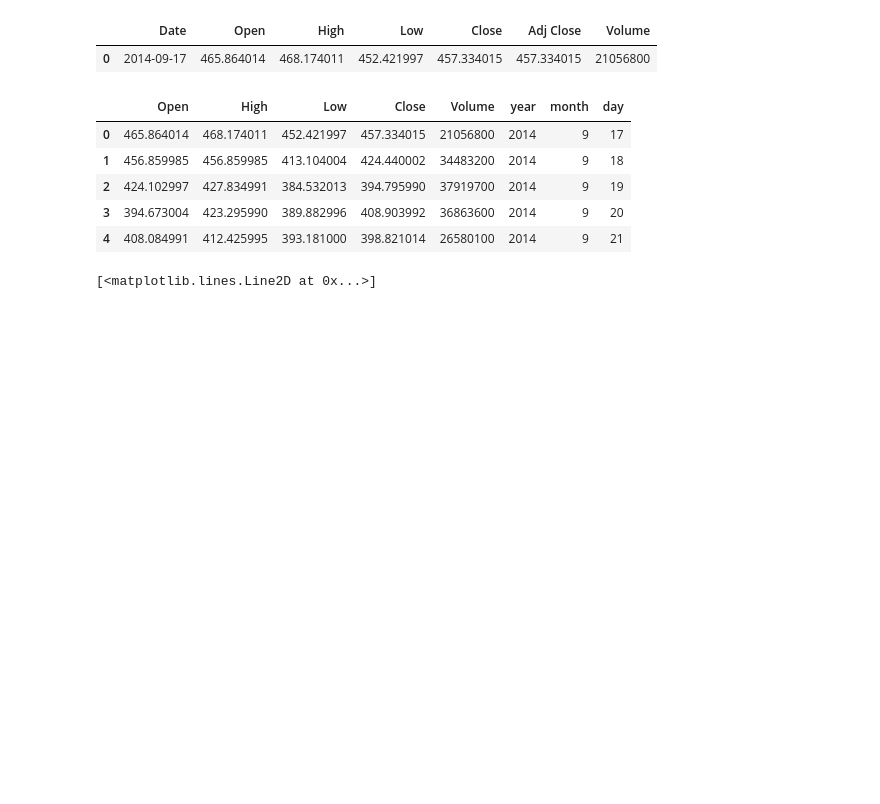
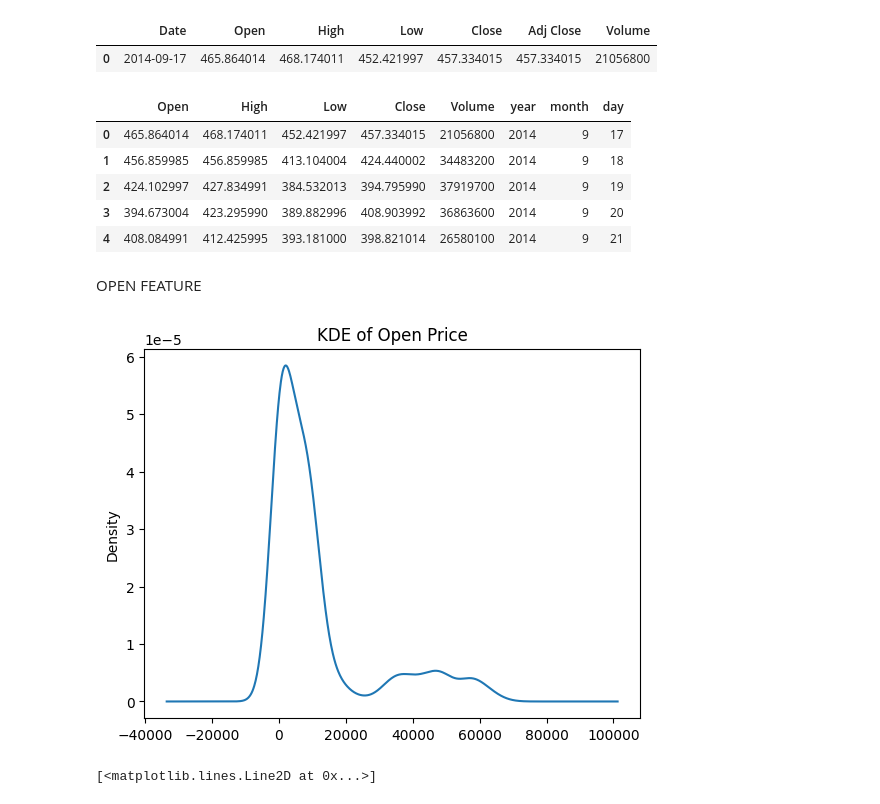
Before and after one commit to saaaaaaaaaaaaaad56/bitcoin-price-prediction, a Jupyter notebook: code.ipynb, the cells around one changed output. Drawn from its saved outputs; the diff is of its cells as text; code cells hidden in the pictures; blank space fills up the shorter version.

```diff
--- a/code.ipynb
+++ b/code.ipynb
@@ -44,6 +48,14 @@ df.head()
 | 2 | 424.102997 | 427.834991 | 384.532013 | 394.795990 | 37919700 | 2014 | 9 | 19 |
 | 3 | 394.673004 | 423.295990 | 389.882996 | 408.903992 | 36863600 | 2014 | 9 | 20 |
 | 4 | 408.084991 | 412.425995 | 393.181000 | 398.821014 | 26580100 | 2014 | 9 | 21 |
+# %% [markdown]
+OPEN FEATURE
+# %%
+df['Open'].plot.kde()
+plt.title('KDE of Open Price')
+plt.show()
+# %% [output]
+[figure, added]
 # %%
 import matplotlib.pyplot as plt
 plt.figure(figsize=(15,5))
```
Also changed, not shown: parts of 9 cells of this notebook.
